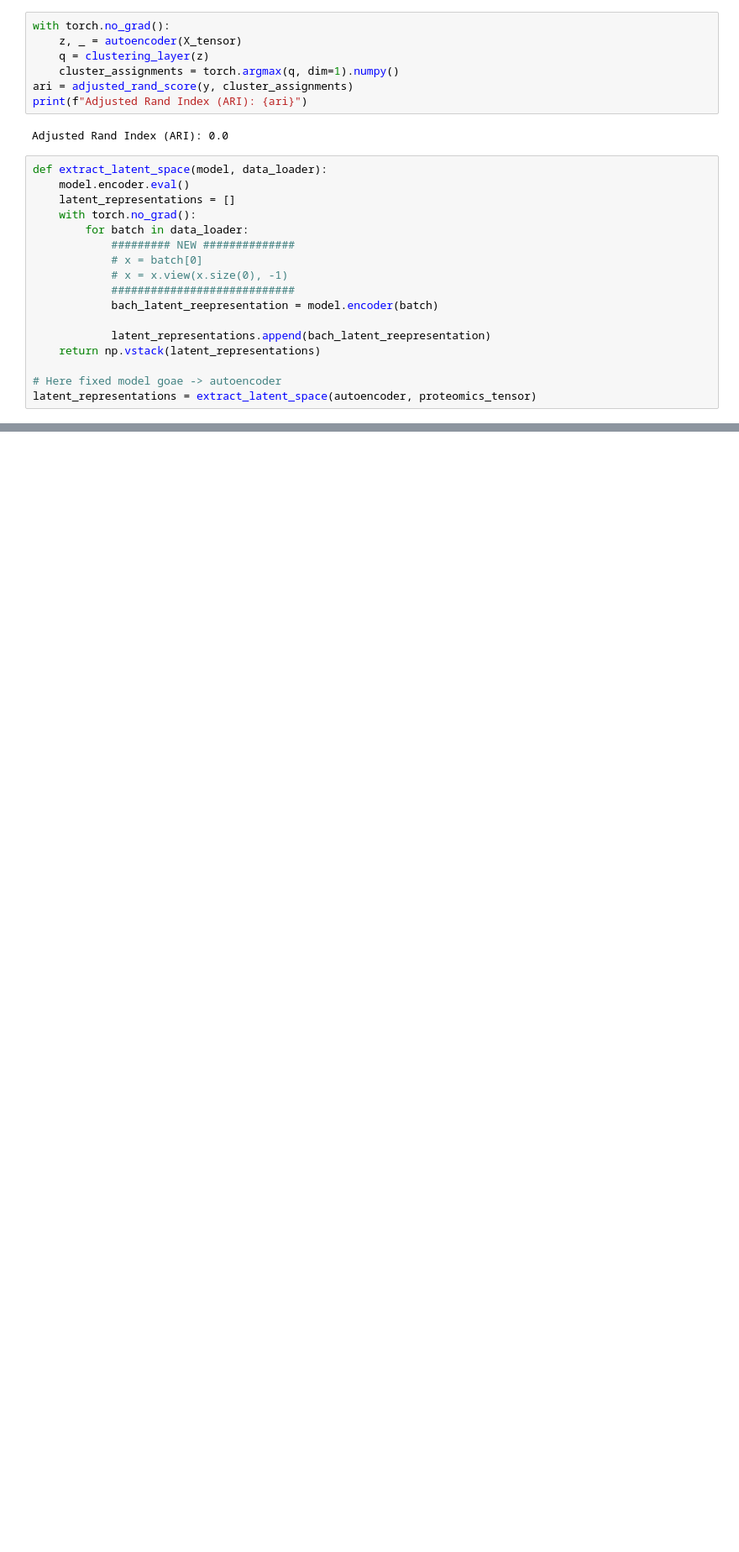
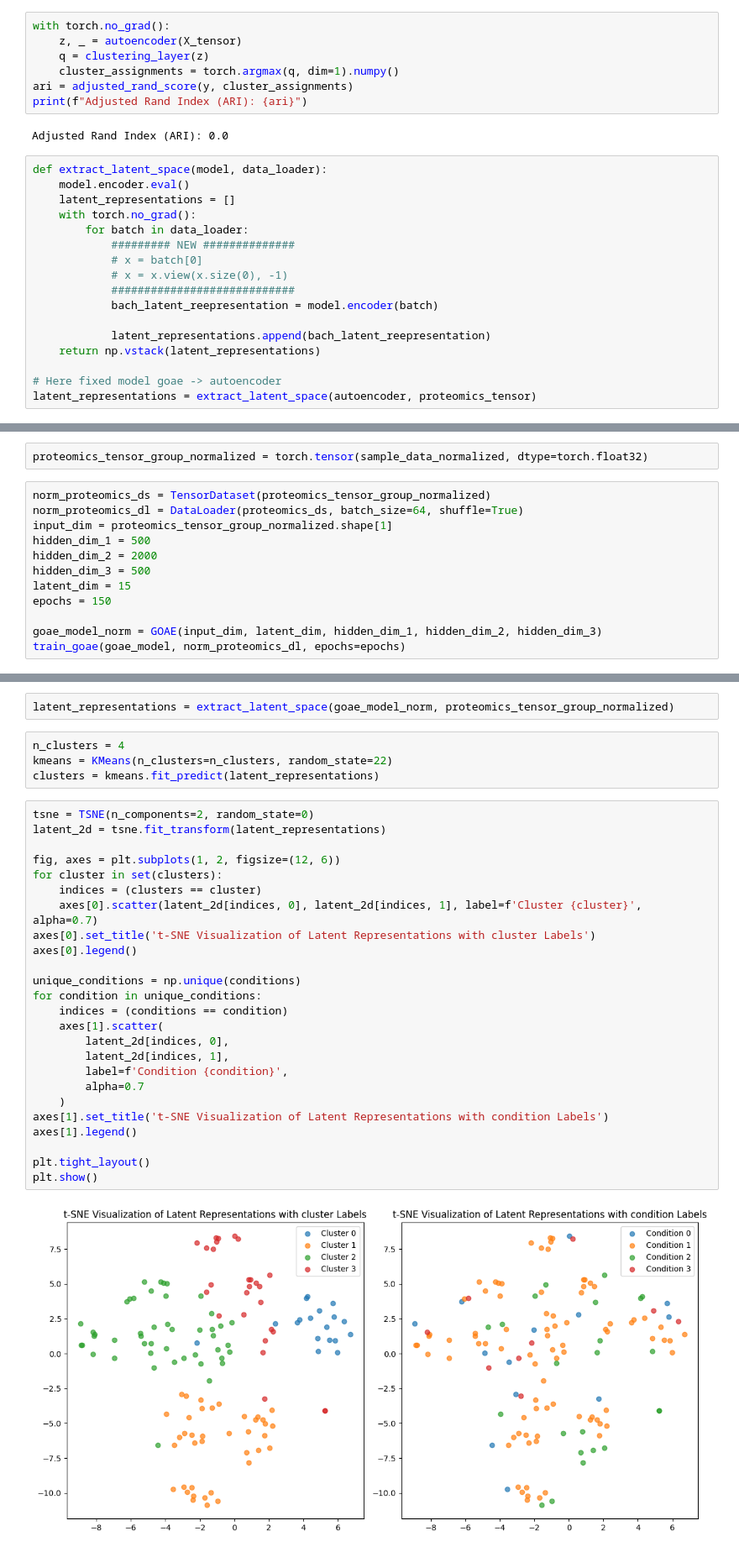
Before and after one commit to david-ege/01---Federated-Patient-Stratification-with-AE---Biostatistik-und-KI-in-der-Medizin, a Jupyter notebook: centralVae/Auto_encoder_real_data.ipynb, the cells around one changed output, grey strips where cells are left out. Shown: that part at 84% size. Cells and saved outputs as stored; diff of their text form; blank space fills up the shorter version.

```diff
--- a/centralVae/Auto_encoder_real_data.ipynb
+++ b/centralVae/Auto_encoder_real_data.ipynb
@@ -440,0 +463,14 @@ plt.show()
+# %%
+proteomics_tensor_group_normalized = torch.tensor(sample_data_normalized, dtype=torch.float32)
+# %%
+norm_proteomics_ds = TensorDataset(proteomics_tensor_group_normalized)
+norm_proteomics_dl = DataLoader(proteomics_ds, batch_size=64, shuffle=True)
+input_dim = proteomics_tensor_group_normalized.shape[1]
+hidden_dim_1 = 500
+hidden_dim_2 = 2000
+hidden_dim_3 = 500
+latent_dim = 15
+epochs = 150
+
+goae_model_norm = GOAE(input_dim, latent_dim, hidden_dim_1, hidden_dim_2, hidden_dim_3)
+train_goae(goae_model, norm_proteomics_dl, epochs=epochs)
@@ -440,0 +495,33 @@ plt.show()
+# %%
+latent_representations = extract_latent_space(goae_model_norm, proteomics_tensor_group_normalized)
+# %%
+n_clusters = 4
+kmeans = KMeans(n_clusters=n_clusters, random_state=22)
+clusters = kmeans.fit_predict(latent_representations)
+# %%
+tsne = TSNE(n_components=2, random_state=0)
+latent_2d = tsne.fit_transform(latent_representations)
+
+fig, axes = plt.subplots(1, 2, figsize=(12, 6))
+for cluster in set(clusters):
+    indices = (clusters == cluster)
+    axes[0].scatter(latent_2d[indices, 0], latent_2d[indices, 1], label=f'Cluster {cluster}', alpha=0.7)
+axes[0].set_title('t-SNE Visualization of Latent Representations with cluster Labels')
+axes[0].legend()
+
+unique_conditions = np.unique(conditions)
+for condition in unique_conditions:
+    indices = (conditions == condition)
+    axes[1].scatter(
+        latent_2d[indices, 0],
+        latent_2d[indices, 1],
+        label=f'Condition {condition}',
+        alpha=0.7
+    )
+axes[1].set_title('t-SNE Visualization of Latent Representations with condition Labels')
+axes[1].legend()
+
+plt.tight_layout()
+plt.show()
+# %% [output]
+[figure, added]
```
Also changed, not shown: parts of 11 cells of this notebook, 1 other file.
